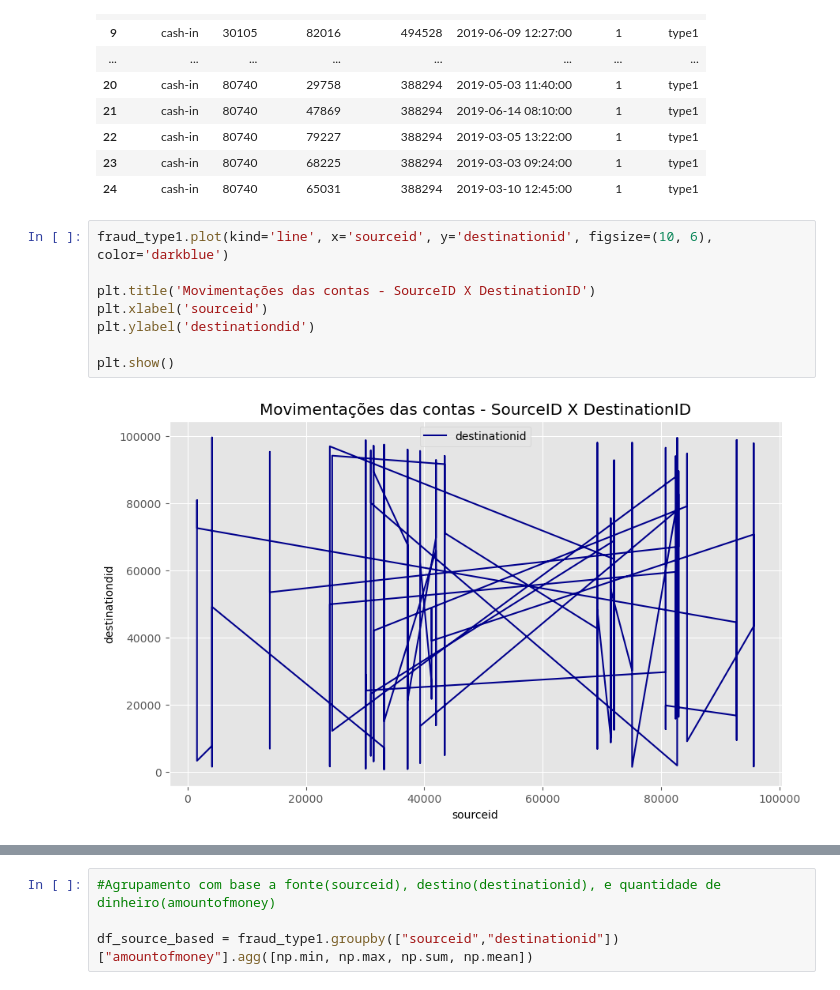
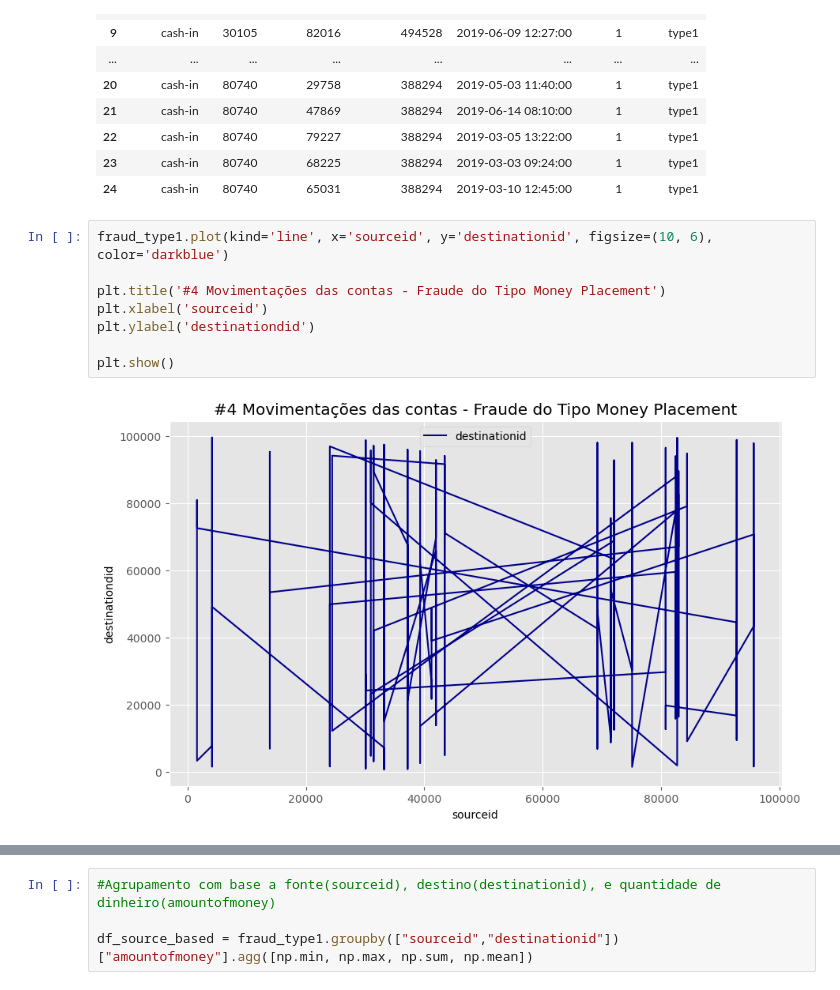
Before and after one commit to kevinTohounke/trabalhoDeConclusaoDeCurso, a Jupyter notebook: Money_laundering.ipynb, the cells around one changed output, grey strips where cells are left out. Saved outputs shown, nothing was run; the diff lists cells and outputs as text.

```diff
--- a/Money_laundering.ipynb
+++ b/Money_laundering.ipynb
@@ -237,10 +269,10 @@ fraud_type1.head(25)
 # %%
 fraud_type1.plot(kind='line', x='sourceid', y='destinationid', figsize=(10, 6), color='darkblue')
 
-plt.title('Movimentações das contas - SourceID X DestinationID')
+plt.title('#4 Movimentações das contas - Fraude do Tipo Money Placement')
 plt.xlabel('sourceid')
 plt.ylabel('destinationdid')
 
 plt.show()
 # %% [output]
-[figure, old version]
+[figure, new version]
```
Also changed, not shown: parts of 16 cells of this notebook.
